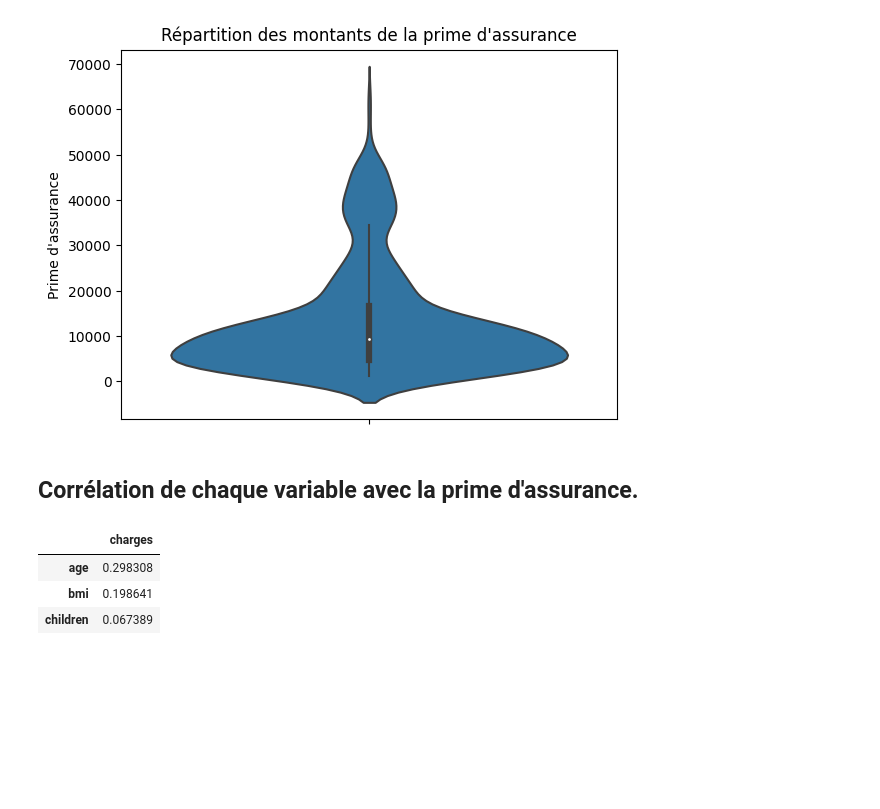
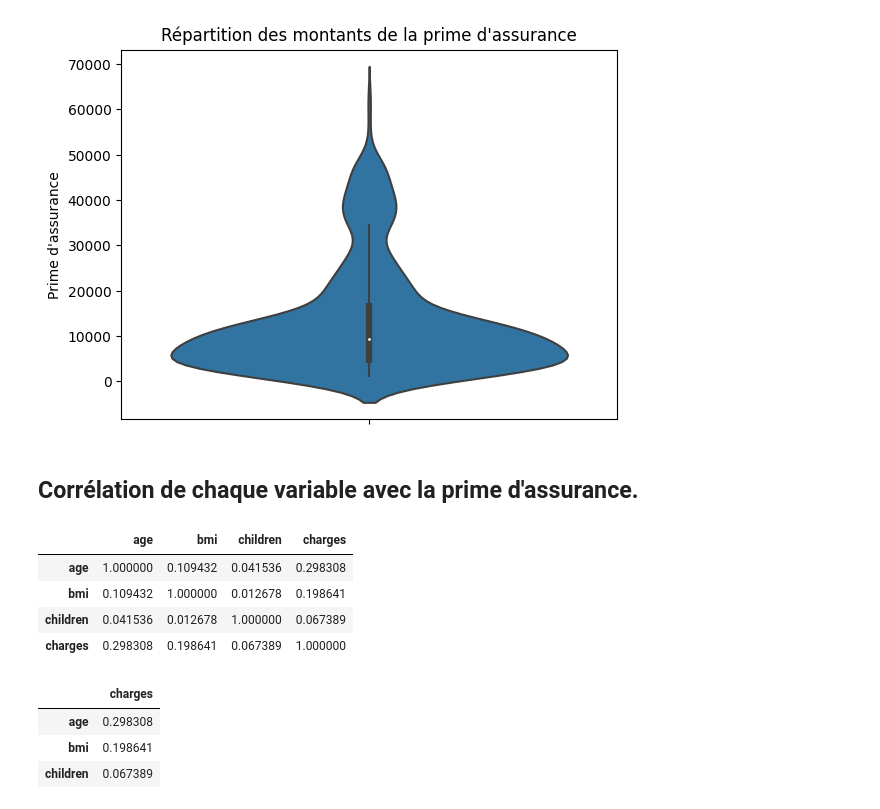
Before and after one commit to Benalieur/assurance, a Jupyter notebook: notebooks/analys.ipynb, the cells around one changed output. Saved outputs shown, nothing was run; the diff lists cells and outputs as text; code cells hidden in the pictures; blank space fills up the shorter version.

```diff
--- a/notebooks/analys.ipynb
+++ b/notebooks/analys.ipynb
@@ -306,6 +306,14 @@ plt.show()
 [figure]
 # %% [markdown]
 ## Corrélation de chaque variable avec la prime d'assurance.
+# %%
+df.corr()
+# %% [output]
+|  | age | bmi | children | charges |
+| age | 1.000000 | 0.109432 | 0.041536 | 0.298308 |
+| bmi | 0.109432 | 1.000000 | 0.012678 | 0.198641 |
+| children | 0.041536 | 0.012678 | 1.000000 | 0.067389 |
+| charges | 0.298308 | 0.198641 | 0.067389 | 1.000000 |
 # %%
 correlation = df.corr()
 correlation = pd.DataFrame(correlation['charges'])
```
